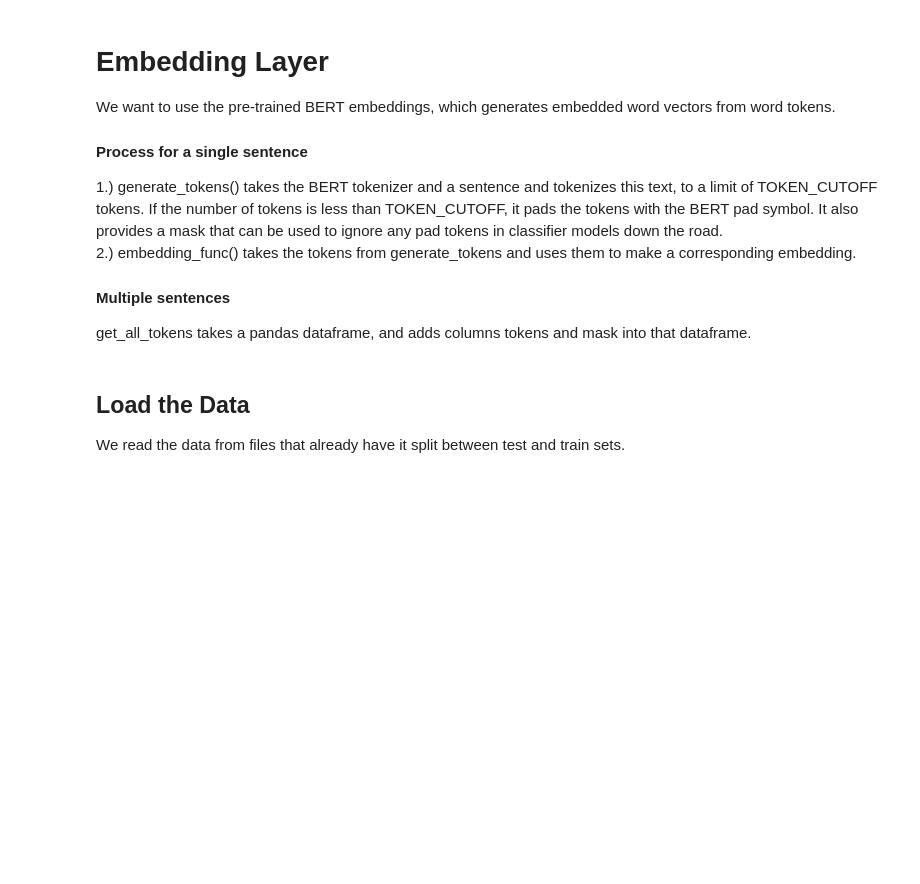
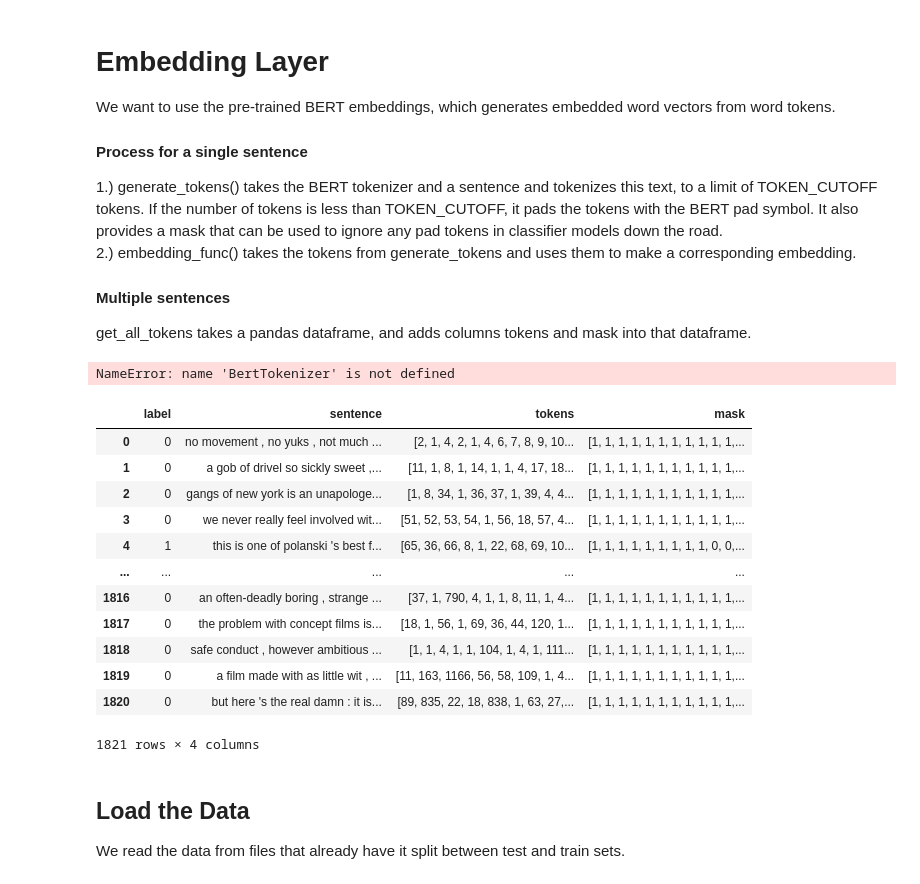
Before and after one commit to chhetri22/three_player_for_emnlp, a Jupyter notebook: three_player_games/runSST2WithRNP.ipynb, the cells around one changed output. Saved outputs shown, nothing was run; the diff lists cells and outputs as text; code cells hidden in the pictures; blank space fills up the shorter version.

```diff
--- a/three_player_games/runSST2WithRNP.ipynb
+++ b/three_player_games/runSST2WithRNP.ipynb
@@ -27,8 +27,8 @@ TO_LOWER = True
 MAX_LEN = 150
 BATCH_SIZE_PRED = 512
 TRAIN_SIZE = 0.6
-batch_size = 128
-TOKEN_CUTOFF = 75
+batch_size = 150
+TOKEN_CUTOFF = 75 - 18
 
 class Argument():
     def __init__(self):
@@ -42,7 +42,7 @@ class Argument():
         self.z_dim = 2
         self.gumbel_temprature = 0.1
         self.cuda = True
-        self.batch_size = 40
+        self.batch_size = 150
         self.mlp_hidden_dim = 50
         self.dropout_rate = 0.4
         self.use_relative_pos = True
@@ -50,7 +50,7 @@ class Argument():
         self.pos_embedding_dim = -1
         self.fixed_classifier = True
         self.fixed_E_anti = True
-        self.lambda_sparsity = 3.0
+        self.lambda_sparsity = 1.0
         self.lambda_continuity = 1.0
         self.lambda_anti = 1.0
         self.lambda_pos_reward = 0.1
@@ -134,3 +134,5 @@ def get_all_tokens(data):
         m.append(mask)
     tokens = pd.DataFrame({"tokens": l, "mask": m})
     return tokens
+# %% [output]
+NameError: name 'BertTokenizer' is not defined
@@ -137,3 +233,19 @@ def get_all_tokens(data):
+# %%
+df_train
+# %% [output]
+|  | label | sentence | tokens | mask |
+| 0 | 0 | no movement , no yuks , not much ... | [2, 1, 4, 2, 1, 4, 6, 7, 8, 9, 10... | [1, 1, 1, 1, 1, 1, 1, 1, 1, 1, 1,... |
+| 1 | 0 | a gob of drivel so sickly sweet ,... | [11, 1, 8, 1, 14, 1, 1, 4, 17, 18... | [1, 1, 1, 1, 1, 1, 1, 1, 1, 1, 1,... |
+| 2 | 0 | gangs of new york is an unapologe... | [1, 8, 34, 1, 36, 37, 1, 39, 4, 4... | [1, 1, 1, 1, 1, 1, 1, 1, 1, 1, 1,... |
+| 3 | 0 | we never really feel involved wit... | [51, 52, 53, 54, 1, 56, 18, 57, 4... | [1, 1, 1, 1, 1, 1, 1, 1, 1, 1, 1,... |
+| 4 | 1 | this is one of polanski 's best f... | [65, 36, 66, 8, 1, 22, 68, 69, 10... | [1, 1, 1, 1, 1, 1, 1, 1, 1, 0, 0,... |
+| ... | ... | ... | ... | ... |
+| 1816 | 0 | an often-deadly boring , strange ... | [37, 1, 790, 4, 1, 1, 8, 11, 1, 4... | [1, 1, 1, 1, 1, 1, 1, 1, 1, 1, 1,... |
+| 1817 | 0 | the problem with concept films is... | [18, 1, 56, 1, 69, 36, 44, 120, 1... | [1, 1, 1, 1, 1, 1, 1, 1, 1, 1, 1,... |
+| 1818 | 0 | safe conduct , however ambitious ... | [1, 1, 4, 1, 1, 104, 1, 4, 1, 111... | [1, 1, 1, 1, 1, 1, 1, 1, 1, 1, 1,... |
+| 1819 | 0 | a film made with as little wit , ... | [11, 163, 1166, 56, 58, 109, 1, 4... | [1, 1, 1, 1, 1, 1, 1, 1, 1, 1, 1,... |
+| 1820 | 0 | but here 's the real damn : it is... | [89, 835, 22, 18, 838, 1, 63, 27,... | [1, 1, 1, 1, 1, 1, 1, 1, 1, 1, 1,... |
+1821 rows × 4 columns
 # %% [markdown]
 ## Load the Data
 
```
Also changed, not shown: parts of 17 cells of this notebook, 3 other files.
